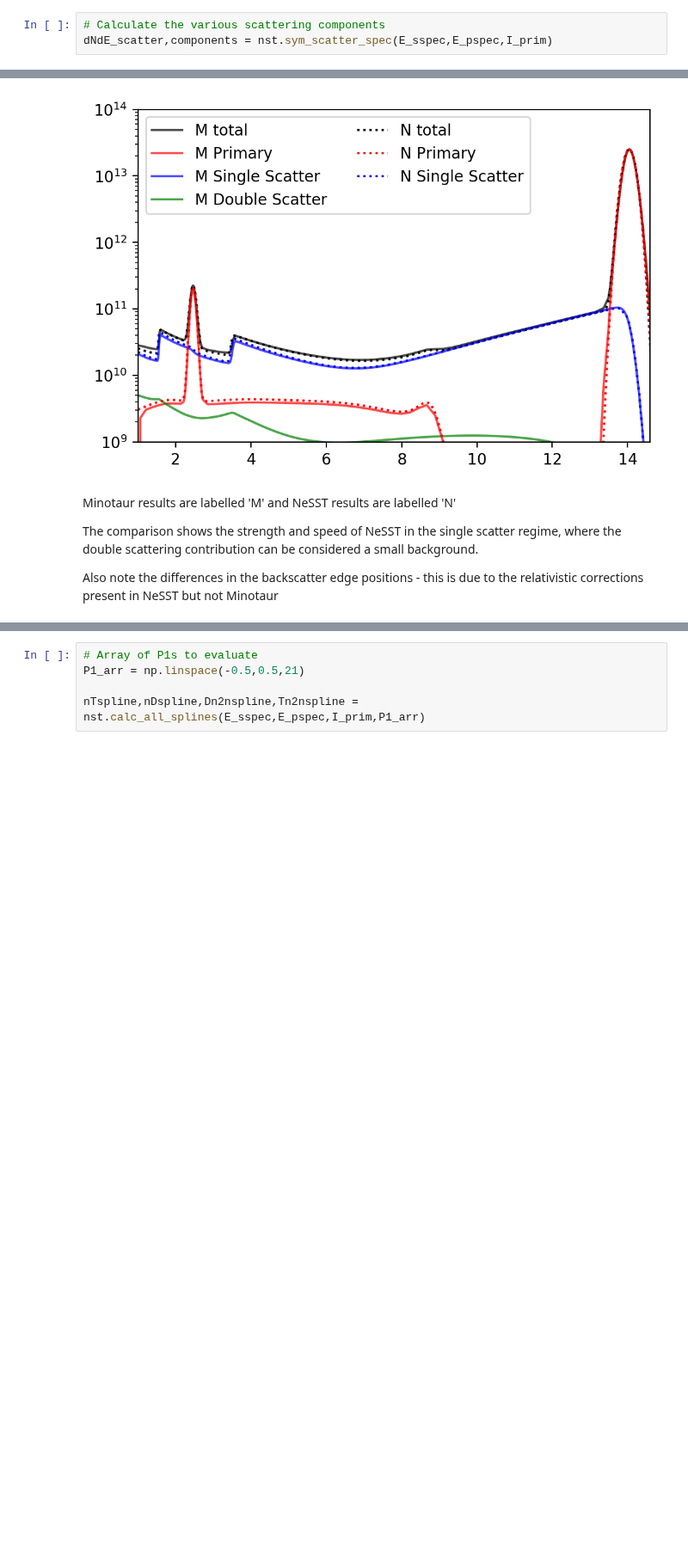
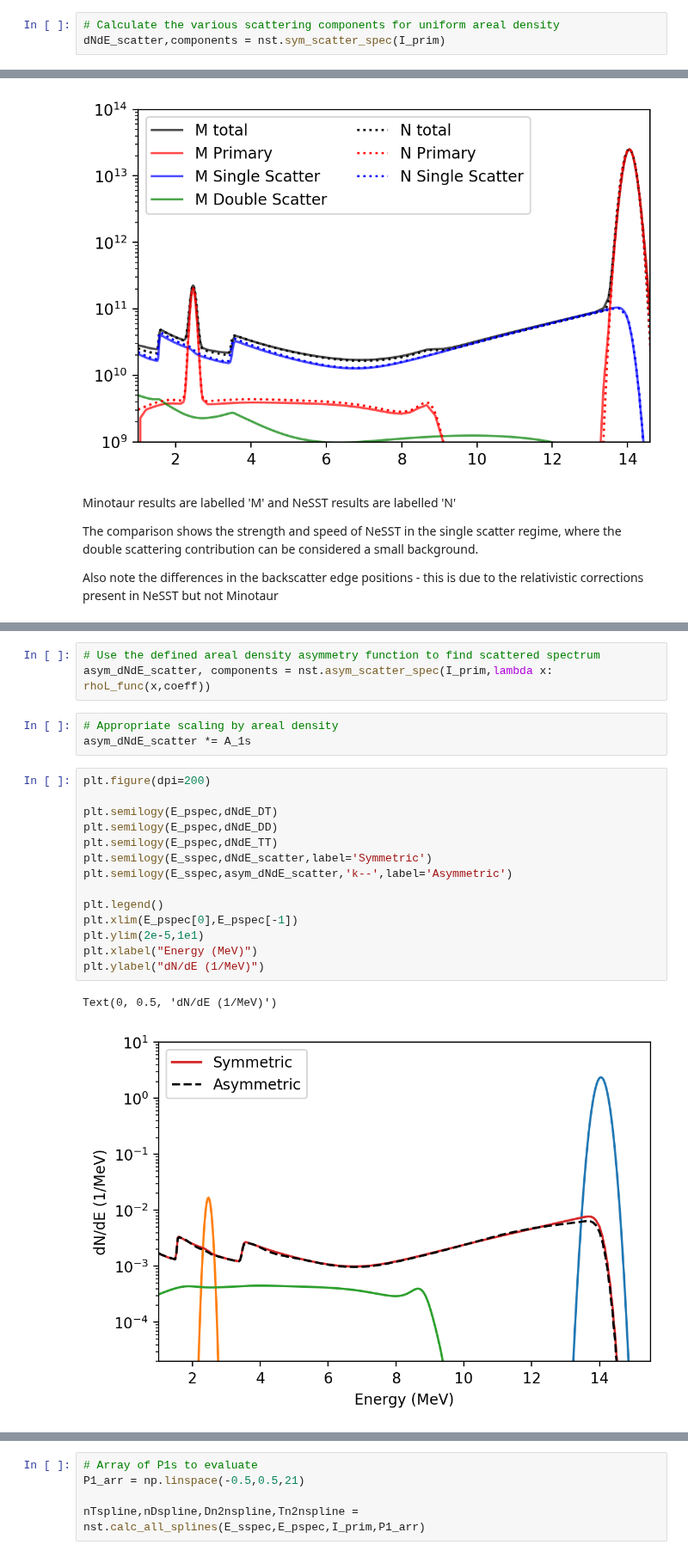
Before and after one commit to aidancrilly/NeSST, a Jupyter notebook: example/NeSST Guide.ipynb, the cells around one changed output, grey strips where cells are left out. Shown at 86% size. Cells and saved outputs as stored; diff of their text form; blank space fills up the shorter version.

```diff
--- a/example/NeSST Guide.ipynb
+++ b/example/NeSST Guide.ipynb
@@ -86,6 +92,6 @@ A_1s = nst.rhoR_2_A1s(rhoL)
 # %%
-# Calculate the various scattering components
-dNdE_scatter,components = nst.sym_scatter_spec(E_sspec,E_pspec,I_prim)
+# Calculate the various scattering components for uniform areal density
+dNdE_scatter,components = nst.sym_scatter_spec(I_prim)
 # %% [markdown]
 By factoring out the areal density and yield scaling, this allows rapid evaluation of spectral shapes for different yields and areal densities
 # %%
@@ -183,0 +210,23 @@ Here will introduce the premade splining tools in NeSST
+# %%
+# Use the defined areal density asymmetry function to find scattered spectrum
+asym_dNdE_scatter, components = nst.asym_scatter_spec(I_prim,lambda x: rhoL_func(x,coeff))
+# %%
+# Appropriate scaling by areal density
+asym_dNdE_scatter *= A_1s
+# %%
+plt.figure(dpi=200)
+
+plt.semilogy(E_pspec,dNdE_DT)
+plt.semilogy(E_pspec,dNdE_DD)
+plt.semilogy(E_pspec,dNdE_TT)
+plt.semilogy(E_sspec,dNdE_scatter,label='Symmetric')
+plt.semilogy(E_sspec,asym_dNdE_scatter,'k--',label='Asymmetric')
+
+plt.legend()
+plt.xlim(E_pspec[0],E_pspec[-1])
+plt.ylim(2e-5,1e1)
+plt.xlabel("Energy (MeV)")
+plt.ylabel("dN/dE (1/MeV)")
+# %% [output]
+Text(0, 0.5, 'dN/dE (1/MeV)')
+[figure, added]
```
Also changed, not shown: parts of 11 cells of this notebook, 5 other files.
